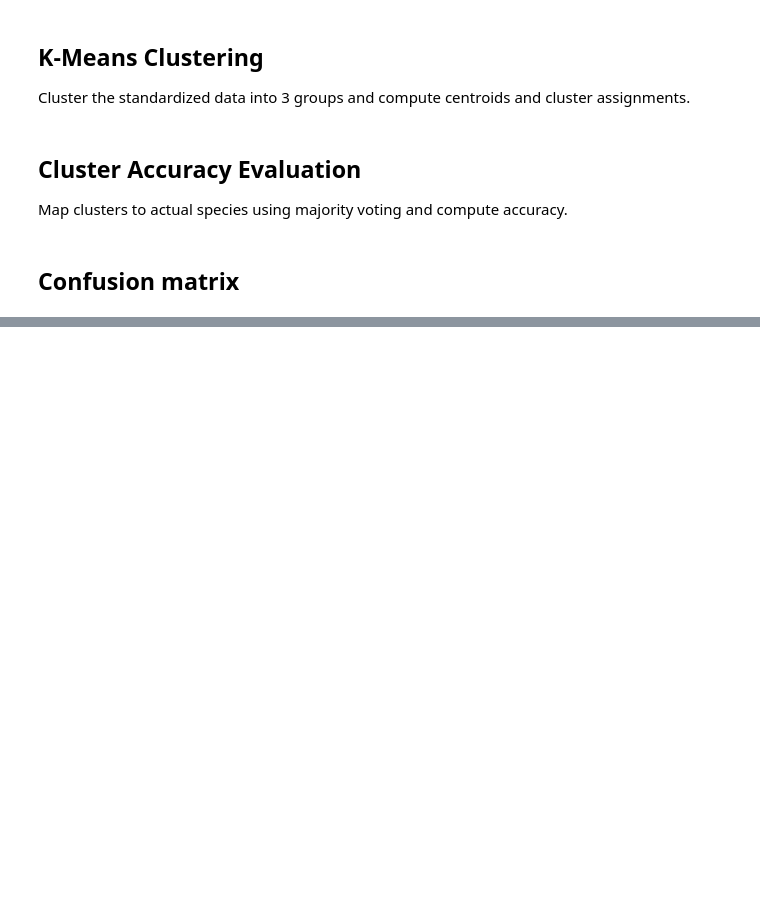
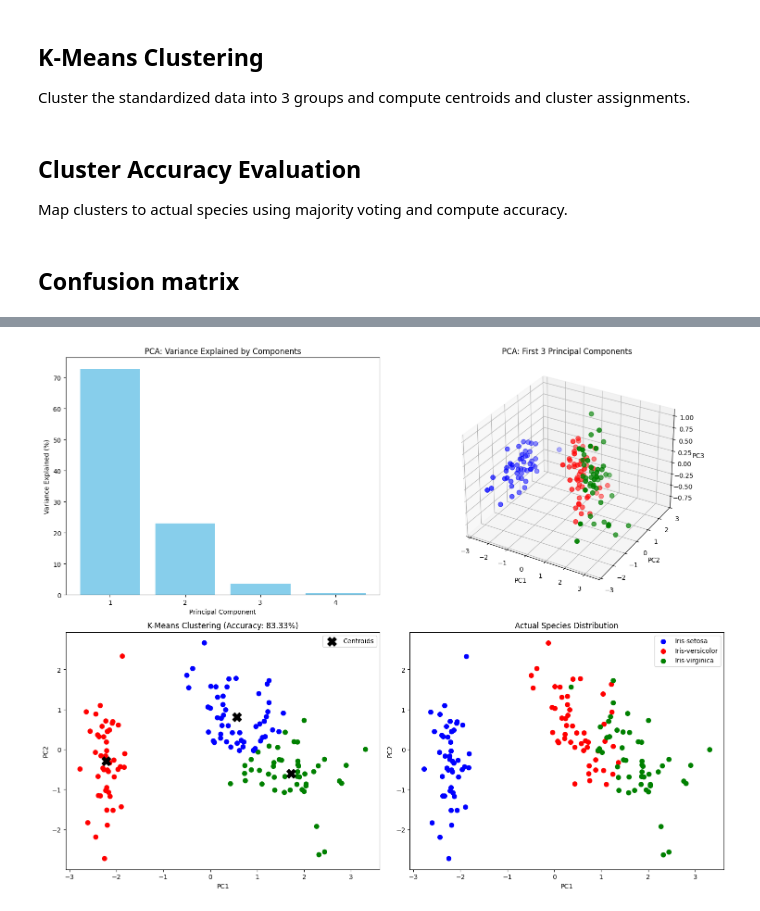
Before and after one commit to Aryan-Kanada/FSM.ML.3, a Jupyter notebook: sample.ipynb, the cells around one changed output, grey strips where cells are left out. Cells and saved outputs as stored; diff of their text form; code cells hidden in the pictures; blank space fills up the shorter version.

Commit message:
Visualizations

```diff
--- a/sample.ipynb
+++ b/sample.ipynb
@@ -41,7 +41,7 @@ variance_explained = eigenvalues / np.sum(eigenvalues) * 100
 ## K-Means Clustering
  Cluster the standardized data into 3 groups and compute centroids and cluster assignments.
 # %%
-def k_means(X, k=3, max_iters=100, n_init=10):
+def k_means(X, k=3, max_iters=100, n_init=20):
     best_clusters = None
     best_centroids = None
     best_inertia = float('inf')
@@ -93,0 +97,48 @@ conf_matrix, classes = create_confusion_matrix(species_labels, predicted_species
+# %%
+plt.figure(figsize=(15, 12))
+
+plt.subplot(221)
+plt.bar(range(1, 5), variance_explained, color='skyblue')
+plt.title('PCA: Variance Explained by Components')
+plt.xlabel('Principal Component')
+plt.ylabel('Variance Explained (%)')
+plt.xticks(range(1, 5))
+
+ax = plt.subplot(222, projection='3d')
+species_colors = {
+    'Iris-setosa': 'blue',
+    'Iris-versicolor': 'red',
+    'Iris-virginica': 'green'
+}
+colors = [species_colors[s] for s in species_labels]
+ax.scatter(X_pca[:, 0], X_pca[:, 1], X_pca[:, 2], c=colors, s=50)
+ax.set_title('PCA: First 3 Principal Components')
+ax.set_xlabel('PC1')
+ax.set_ylabel('PC2')
+ax.set_zlabel('PC3')
+
+plt.subplot(223)
+cluster_colors = {0: 'red', 1: 'green', 2: 'blue', 3: 'white'}
+colors = [cluster_colors[c] for c in clusters]
+plt.scatter(X_pca[:, 0], X_pca[:, 1], c=colors, s=50)
+plt.title(f'K-Means Clustering (Accuracy: {accuracy:.2f}%)')
+plt.xlabel('PC1')
+plt.ylabel('PC2')
+centroids_pca = np.dot(centroids, pcs[:, :2])
+plt.scatter(centroids_pca[:, 0], centroids_pca[:, 1], marker='X', s=200, c='black', label='Centroids')
+plt.legend()
+
+plt.subplot(224)
+for species in np.unique(species_labels):
+    idx = species_labels == species
+    plt.scatter(X_pca[idx, 0], X_pca[idx, 1], color=species_colors[species], label=species, s=50)
+plt.title('Actual Species Distribution')
+plt.xlabel('PC1')
+plt.ylabel('PC2')
+plt.legend()
+
+plt.tight_layout()
+plt.savefig('iris_analysis.png', dpi=300)
+plt.show()
+# %% [output]
+[figure, added]
```
Also changed, not shown: parts of 1 cell of this notebook.
